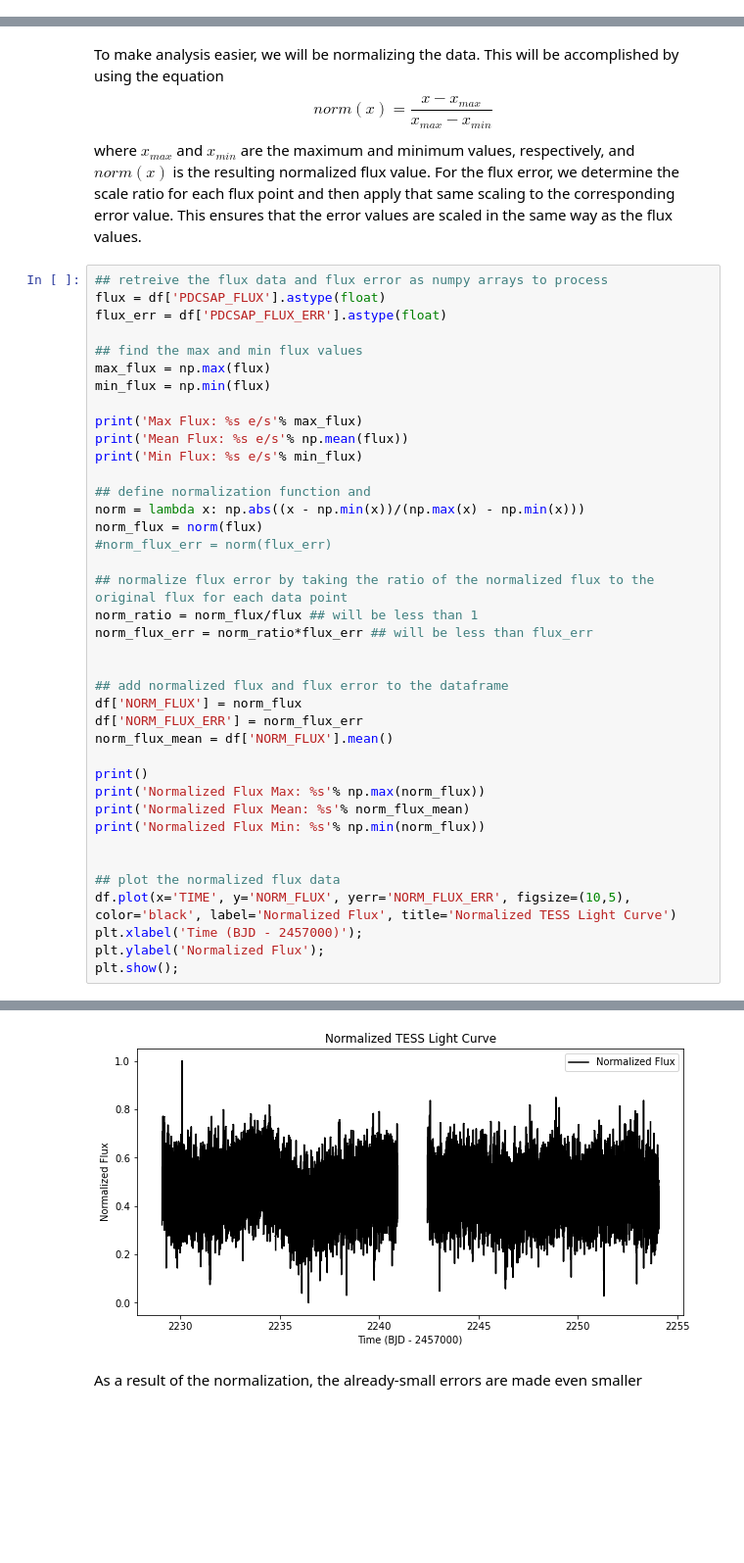
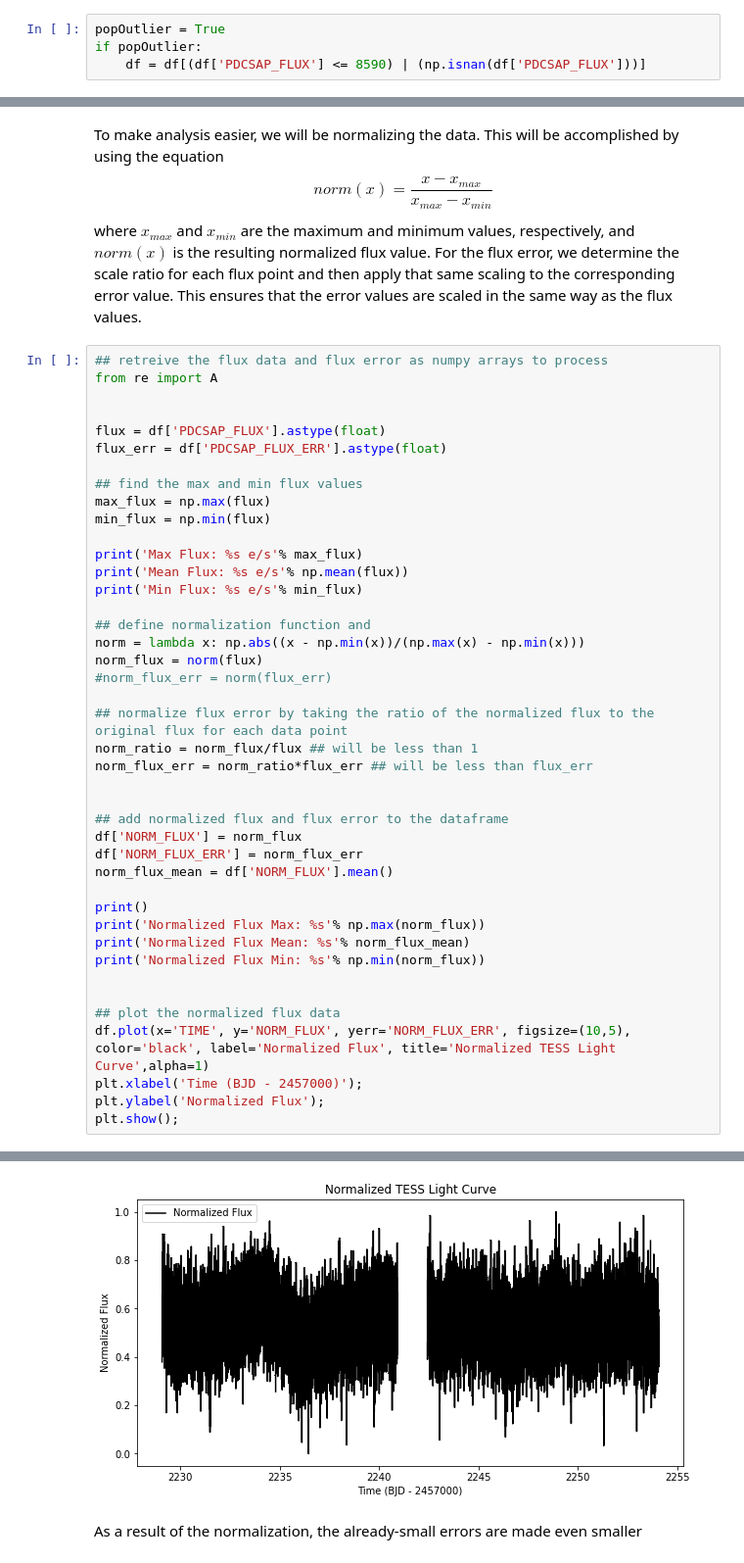
Before and after one commit to tylerbarna/AST5731-projects, a Jupyter notebook: Project1.ipynb, the cells around one changed output, grey strips where cells are left out. Shown at 98% size. Cells and saved outputs as stored; diff of their text form; blank space fills up the shorter version.

Commit message:
popped outlier
removed some outlying flux values at the high end, makes data look a bit cleaner. Also changes the mean value to 0.53 instead of 0.45

```diff
--- a/Project1.ipynb
+++ b/Project1.ipynb
@@ -131,5 +141,9 @@ memory usage: 1.7 MB
 Note: do we want to make any cuts based on the quality column?
 # %% [markdown]
 Now, let's plot the light curve!
+# %%
+popOutlier = True
+if popOutlier:
+    df = df[(df['PDCSAP_FLUX'] <= 8590) | (np.isnan(df['PDCSAP_FLUX']))]
 # %%
 ## plot raw flux data (sap_flux)
@@ -181,6 +195,9 @@ $$
 where $x_{max}$ and $x_{min}$ are the maximum and minimum values, respectively, and $norm(x)$ is the resulting normalized flux value. For the flux error, we determine the scale ratio for each flux point and then apply that same scaling to the corresponding error value. This ensures that the error values are scaled in the same way as the flux values.
 # %%
 ## retreive the flux data and flux error as numpy arrays to process
+from re import A
+
+
 flux = df['PDCSAP_FLUX'].astype(float)
 flux_err = df['PDCSAP_FLUX_ERR'].astype(float)
 
@@ -214,7 +231,7 @@ print('Normalized Flux Min: %s'% np.min(norm_flux))
 
 
 ## plot the normalized flux data
-df.plot(x='TIME', y='NORM_FLUX', yerr='NORM_FLUX_ERR', figsize=(10,5), color='black', label='Normalized Flux', title='Normalized TESS Light Curve')
+df.plot(x='TIME', y='NORM_FLUX', yerr='NORM_FLUX_ERR', figsize=(10,5), color='black', label='Normalized Flux', title='Normalized TESS Light Curve',alpha=1)
 plt.xlabel('Time (BJD - 2457000)');
 plt.ylabel('Normalized Flux');
 plt.show();
@@ -228,5 +245,5 @@ Normalized Flux Mean: 0.4556562570170346
 Normalized Flux Min: 0.0
-[figure, old version]
+[figure, new version]
 # %% [markdown]
 As a result of the normalization, the already-small errors are made even smaller
 # %%
```
Also changed, not shown: parts of 5 cells of this notebook.
